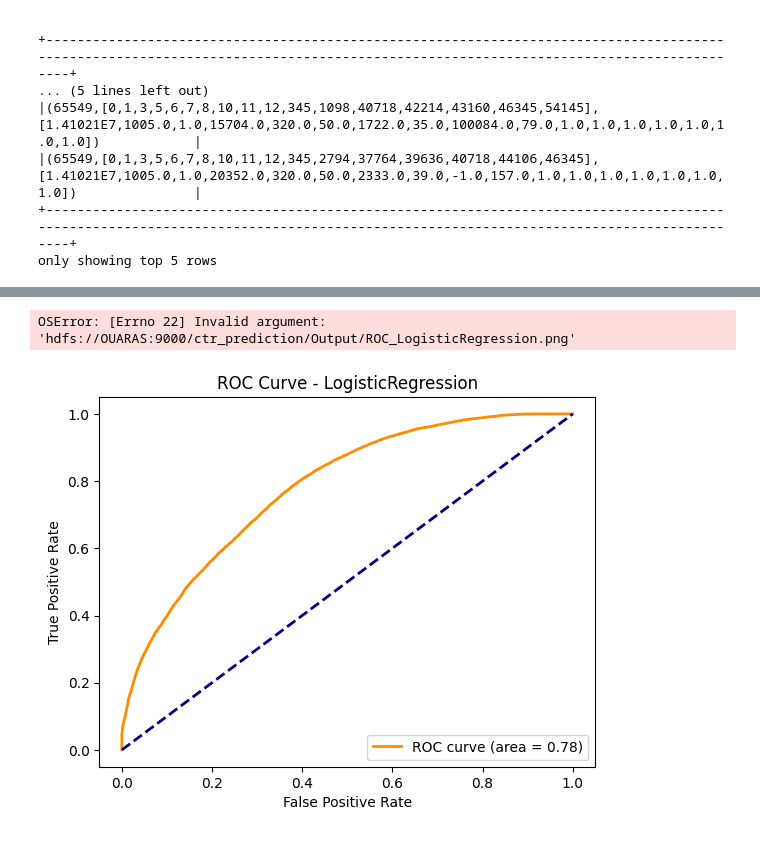
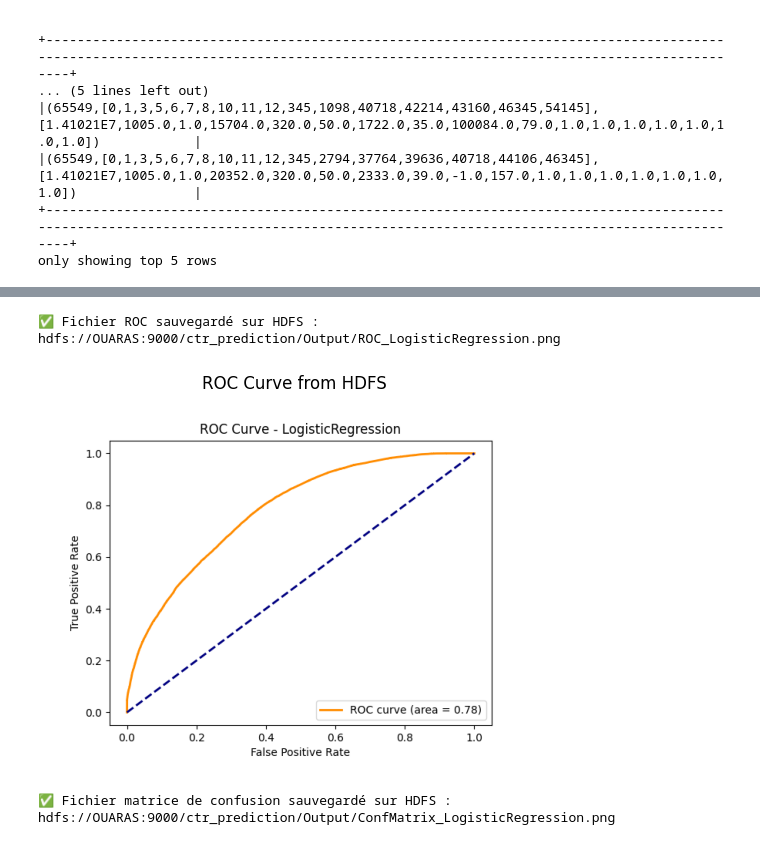
Before and after one commit to OUARAS-khelil-Rafik/Task-AI-challenge, a Jupyter notebook: ctr_pyspark.ipynb, the cells around one changed output, grey strips where cells are left out. Saved outputs shown, nothing was run; the diff lists cells and outputs as text; code cells hidden in the pictures.

```diff
--- a/ctr_pyspark.ipynb
+++ b/ctr_pyspark.ipynb
@@ -468,7 +470,53 @@ plt.close()
 # %%
 # Copier sur HDFS
 hdfs_roc_path = f"{Output_path}ROC_{model_name_lr}.png"
-subprocess.run(["hdfs", "dfs", "-put", "-f", local_roc_path, hdfs_roc_path])
+
+from pyspark import SparkFiles
+
+# S'assurer que Spark connaît la config HDFS
+spark.sparkContext._jsc.hadoopConfiguration().set("dfs.client.use.datanode.hostname", "true")
+
+# Utiliser l'API Java Hadoop pour copier le fichier
+fs = spark._jvm.org.apache.hadoop.fs.FileSystem.get(spark._jsc.hadoopConfiguration())
+
+src_path = spark._jvm.org.apache.hadoop.fs.Path(local_roc_path)  # chemin local
+dst_path = spark._jvm.org.apache.hadoop.fs.Path(hdfs_roc_path)   # chemin HDFS
+
+# True = supprimer la source après copie, True = overwrite
+fs.copyFromLocalFile(False, True, src_path, dst_path)
+
+print(f"✅ Fichier ROC sauvegardé sur HDFS : {hdfs_roc_path}")
+# %% [output]
+✅ Fichier ROC sauvegardé sur HDFS : hdfs://OUARAS:9000/ctr_prediction/Output/ROC_LogisticRegression.png
+# %%
+import matplotlib.pyplot as plt
+import io
+from PIL import Image
+
+# --- Récupérer le fichier depuis HDFS ---
+spark.sparkContext._jsc.hadoopConfiguration().set("dfs.client.use.datanode.hostname", "true")
+fs = spark._jvm.org.apache.hadoop.fs.FileSystem.get(spark._jsc.hadoopConfiguration())
+
+hdfs_path = f"{Output_path}ROC_LogisticRegression.png"
+path = spark._jvm.org.apache.hadoop.fs.Path(hdfs_path)
+
+# Lire le flux du fichier HDFS
+stream = fs.open(path)
+data = bytearray()
+b = stream.read()
+while b != -1:
+    data.append(b)
+    b = stream.read()
+stream.close()
+
+# --- Charger et afficher l'image ---
+image = Image.open(io.BytesIO(data))
+plt.imshow(image)
+plt.axis('off')
+plt.title("ROC Curve from HDFS Logistic Regression")
+plt.show()
+# %% [output]
+[figure, added]
 # %%
 # Confusion Matrix
 y_pred_label = (y_scores >= 0.5).astype(int)
@@ -480,10 +528,16 @@ plt.title(f'Confusion Matrix - {model_name_lr}')
 local_cm_path = f"D:/temp/ConfMatrix_{model_name_lr}.png"
 plt.savefig(local_cm_path)
 plt.close()
-# %%
-# Copier sur HDFS
-hdfs_cm_path = f"{Output_path}ConfMatrix_{model_name_lr}.png"
-subprocess.run(["hdfs", "dfs", "-put", "-f", local_cm_path, hdfs_cm_path])
-# %% [output]
-OSError: [Errno 22] Invalid argument: 'hdfs://OUARAS:9000/ctr_prediction/Output/ROC_LogisticRegression.png'
-[figure, removed]
+# %%
+# Copier la matrice de confusion sur HDFS
+hdfs_cm_path = f"{Output_path}ConfMatrix_{model_name_lr}.png"
+
+fs = spark._jvm.org.apache.hadoop.fs.FileSystem.get(spark._jsc.hadoopConfiguration())
+src_cm_path = spark._jvm.org.apache.hadoop.fs.Path(local_cm_path)
+dst_cm_path = spark._jvm.org.apache.hadoop.fs.Path(hdfs_cm_path)
+
+fs.copyFromLocalFile(False, True, src_cm_path, dst_cm_path)
+
+print(f"✅ Fichier matrice de confusion sauvegardé sur HDFS : {hdfs_cm_path}")
+# %% [output]
+✅ Fichier matrice de confusion sauvegardé sur HDFS : hdfs://OUARAS:9000/ctr_prediction/Output/ConfMatrix_LogisticRegression.png
```
Also changed, not shown: parts of 18 cells of this notebook.
